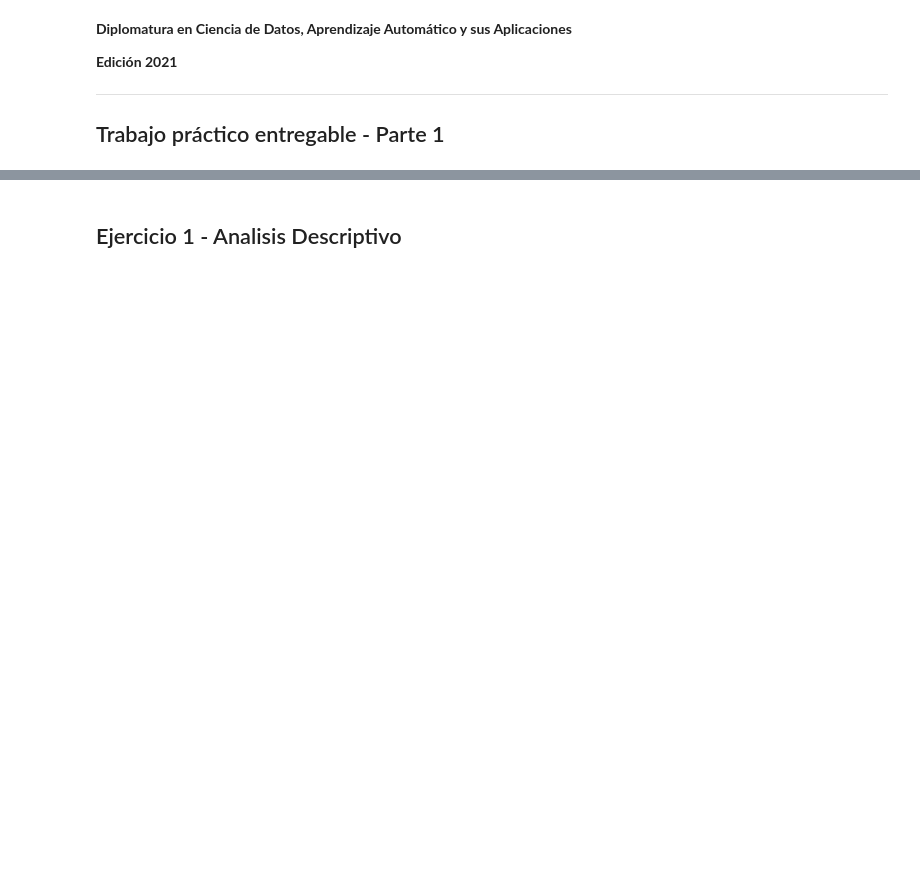
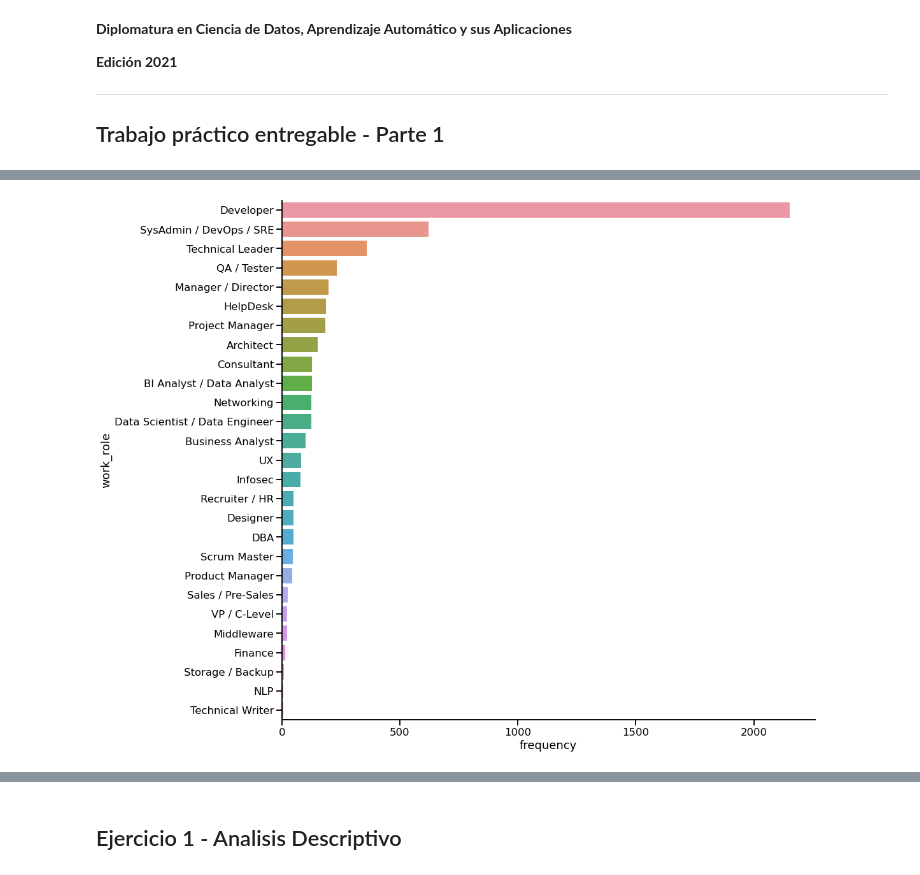
Before and after one commit to neolaand/diplodatos, a Jupyter notebook: entregable_rtas.ipynb, the cells around one changed output, grey strips where cells are left out. Drawn from its saved outputs; the diff is of its cells as text; code cells hidden in the pictures; blank space fills up the shorter version.

```diff
--- a/entregable_rtas.ipynb
+++ b/entregable_rtas.ipynb
@@ -26,0 +27,3 @@ relevant_columns = [lang_col, salary_col, framework_col]
+# %%
+# Normalize columns types
+df['salary_monthly_NETO'] = df['salary_monthly_NETO'].astype(float)
@@ -47,0 +63,10 @@ def clean_outliers(dataset, column_name):
+# %%
+display(len(df))
+
+df_inliers, df_outliers = remove_outlier(df, 'salary_monthly_NETO', 3.5)
+
+# inliers percent over total
+display(len(df_inliers)/len(df))
+
+# display df without outliers
+df_inliers['salary_monthly_NETO'].describe()
@@ -47,0 +85,11 @@ def clean_outliers(dataset, column_name):
+# %%
+# Salario Mínimo en Argentina
+# referencia: https://es.wikipedia.org/wiki/Anexo:Salario_m%C3%ADnimo_en_Argentina
+
+min_salary_2021 = float(16875) # de Octubre 2019 a Octubre del 2020 (la encuesta es de Julio/Agosto 2020)
+
+df_outliers_lower_limit = df_inliers.query('salary_monthly_NETO < @min_salary_2021/2.0')
+df_inliers_lower_limit = df_inliers.query('salary_monthly_NETO >= @min_salary_2021/2.0')
+
+df = df_inliers_lower_limit
+df['salary_monthly_NETO'].describe()
@@ -47,0 +106,7 @@ def clean_outliers(dataset, column_name):
+# %%
+df_roles_count=df['work_role'].value_counts().reset_index().rename(columns={'index':'work_role', 'work_role':'frequency'})
+fig = plt.figure(figsize=(15,15))
+seaborn.barplot(data = df_roles_count[df_roles_count['frequency'] > 5], x='frequency', y='work_role')
+seaborn.despine()
+# %% [output]
+[figure, added]
```
Also changed, not shown: parts of 47 cells of this notebook, 1 other file.
